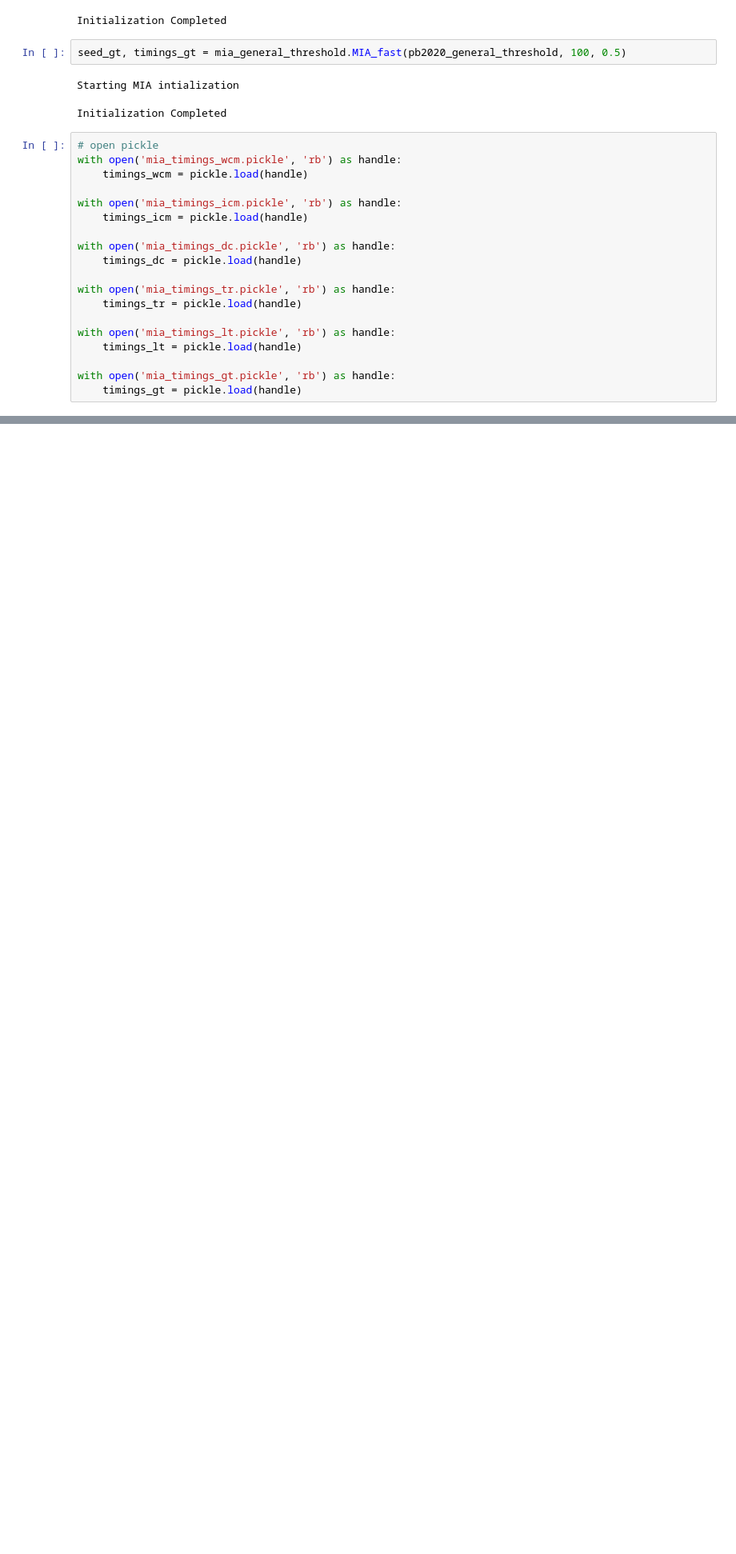
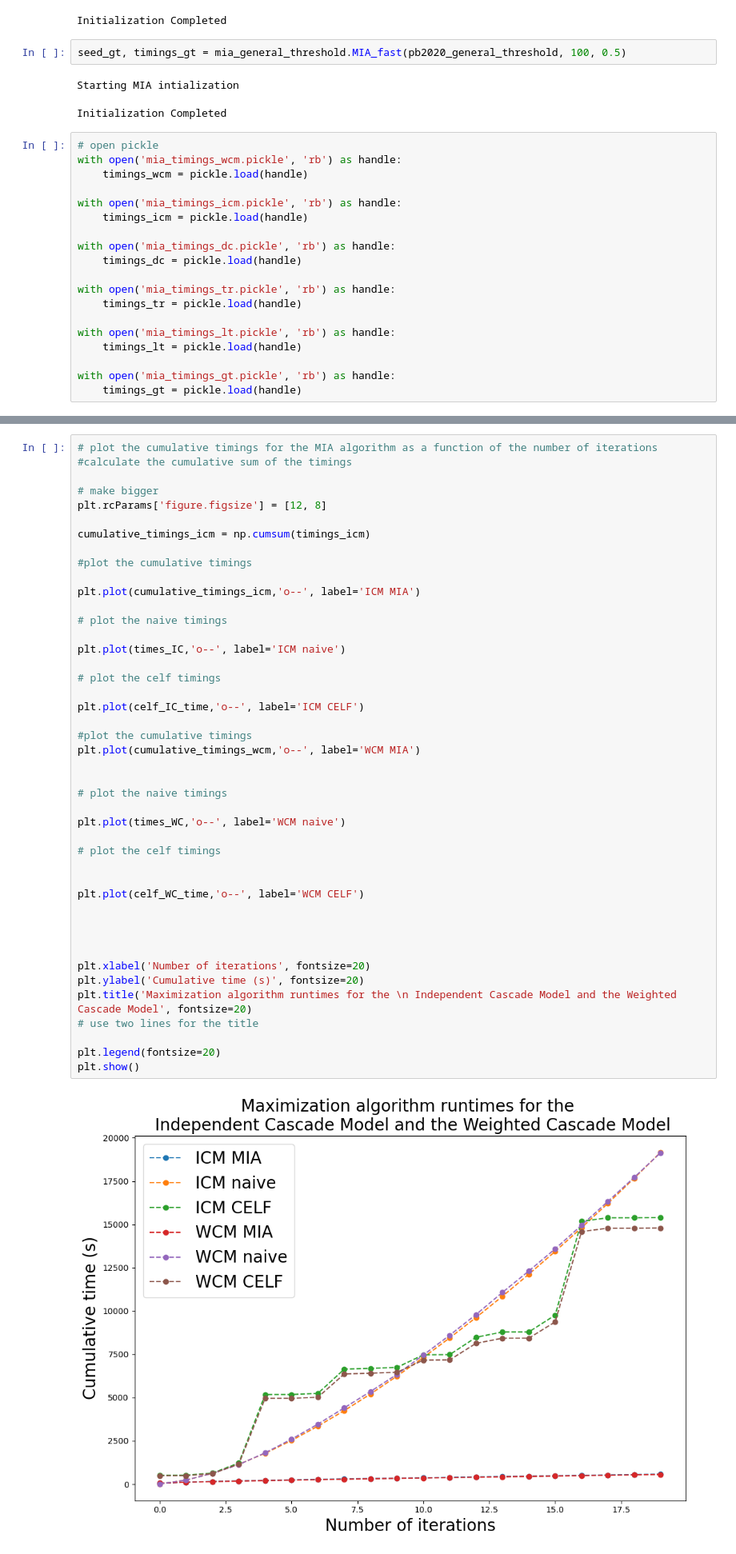
Before and after one commit to davidguzmanp/Influence-Maximization-in-Twitter-as-a-Social-Network-Graph, a Jupyter notebook: David/MIA_twitter_PB_comparisons runtime.ipynb, the cells around one changed output, grey strips where cells are left out. Shown at 80% size. Saved outputs shown, nothing was run; the diff lists cells and outputs as text; blank space fills up the shorter version.

```diff
--- a/David/MIA_twitter_PB_comparisons runtime.ipynb
+++ b/David/MIA_twitter_PB_comparisons runtime.ipynb
@@ -174,0 +213,46 @@ plt.show()
+# %%
+# plot the cumulative timings for the MIA algorithm as a function of the number of iterations
+#calculate the cumulative sum of the timings
+
+# make bigger
+plt.rcParams['figure.figsize'] = [12, 8]
+
+cumulative_timings_icm = np.cumsum(timings_icm)
+
+#plot the cumulative timings
+
+plt.plot(cumulative_timings_icm,'o--', label='ICM MIA')
+
+# plot the naive timings
+
+plt.plot(times_IC,'o--', label='ICM naive')
+
+# plot the celf timings
+
+plt.plot(celf_IC_time,'o--', label='ICM CELF')
+
+#plot the cumulative timings
+plt.plot(cumulative_timings_wcm,'o--', label='WCM MIA')
+
+
+# plot the naive timings
+
+plt.plot(times_WC,'o--', label='WCM naive')
+
+# plot the celf timings
+
+
+plt.plot(celf_WC_time,'o--', label='WCM CELF')
+
+
+
+
+plt.xlabel('Number of iterations', fontsize=20)
+plt.ylabel('Cumulative time (s)', fontsize=20)
+plt.title('Maximization algorithm runtimes for the \n Independent Cascade Model and the Weighted Cascade Model', fontsize=20)
+# use two lines for the title
+
+plt.legend(fontsize=20)
+plt.show()
+# %% [output]
+[figure, added]
```
Also changed, not shown: parts of 8 cells of this notebook, 13 other files.
